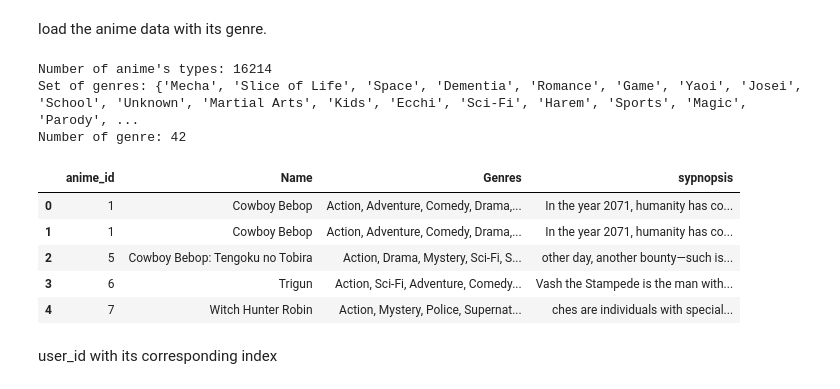
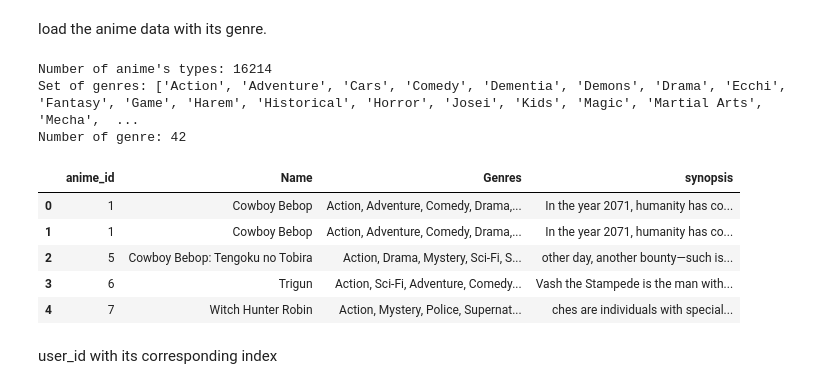
Before and after one commit to ycc789741ycc/anime-recommender-system, a Jupyter notebook: scripts/recommend.ipynb, the cells around one changed output. Cells and saved outputs as stored; diff of their text form; code cells hidden in the pictures.

```diff
--- a/scripts/recommend.ipynb
+++ b/scripts/recommend.ipynb
@@ -17,7 +17,7 @@ INPUT_DIR = './data'
 animes_genres_df = pd.read_csv(
     INPUT_DIR + '/anime_with_synopsis.csv',
     low_memory=False,
-    usecols=["MAL_ID", "Name", "Genres", "sypnopsis"]
+    usecols=["MAL_ID", "Name", "Genres", "synopsis"]
 )
 animes_genres_df.rename({"MAL_ID": "anime_id"}, inplace=True, axis=1)
 
@@ -26,9 +26,10 @@ print(f"Number of anime's types: {anime_num}")
 
 genre_seperate = animes_genres_df["Genres"].str.split(pat=",", expand=True)
 genre_series = pd.concat([genre_seperate[col] for col in genre_seperate.columns])
-genre_set = set([item.strip() for item in genre_series.unique().tolist() if item is not None])
-print(f"Set of genres: {genre_set}")
-genre_num = len(genre_set)
+genre_unique = list(set([item.strip() for item in genre_series.unique().tolist() if item is not None]))
+genre_unique.sort()
+print(f"Set of genres: {genre_unique}")
+genre_num = len(genre_unique)
 print(f"Number of genre: {genre_num}")
 
 animes_genres_df.head(5)
@@ -45,6 +46,6 @@ Number of genre: 42
 # %%
-genre2genre_idx = {x: i for i, x in enumerate(genre_set)}
-genre_idx2genre = {i: x for i, x in enumerate(genre_set)}
+genre2genre_idx = {x: i for i, x in enumerate(genre_unique)}
+genre_idx2genre = {i: x for i, x in enumerate(genre_unique)}
 # %% [markdown]
 # load the preprocessed user data with anime rating.
 # %%
@@ -157,32 +158,33 @@ load the anime data with its genre.
 # %%
 INPUT_DIR = './data'
 
 animes_genres_df = pd.read_csv(
     INPUT_DIR + '/anime_with_synopsis.csv',
     low_memory=False,
-    usecols=["MAL_ID", "Name", "Genres", "sypnopsis"]
+    usecols=["MAL_ID", "Name", "Genres", "synopsis"]
 )
 animes_genres_df.rename({"MAL_ID": "anime_id"}, inplace=True, axis=1)
 
 anime_num = len(animes_genres_df["anime_id"].unique())
 print(f"Number of anime's types: {anime_num}")
 
 genre_seperate = animes_genres_df["Genres"].str.split(pat=",", expand=True)
 genre_series = pd.concat([genre_seperate[col] for col in genre_seperate.columns])
-genre_set = set([item.strip() for item in genre_series.unique().tolist() if item is not None])
-print(f"Set of genres: {genre_set}")
-genre_num = len(genre_set)
+genre_unique = list(set([item.strip() for item in genre_series.unique().tolist() if item is not None]))
+genre_unique.sort()
+print(f"Set of genres: {genre_unique}")
+genre_num = len(genre_unique)
 print(f"Number of genre: {genre_num}")
 
-genre2genre_idx = {x: i for i, x in enumerate(genre_set)}
-genre_idx2genre = {i: x for i, x in enumerate(genre_set)}
+genre2genre_idx = {x: i for i, x in enumerate(genre_unique)}
+genre_idx2genre = {i: x for i, x in enumerate(genre_unique)}
 
 animes_genres_df.head(5)
 # %% [output]
 Number of anime's types: 16214
-Set of genres: {'Mecha', 'Slice of Life', 'Space', 'Dementia', 'Romance', 'Game', 'Yaoi', 'Josei', 'School', 'Unknown', 'Martial Arts', 'Kids', 'Ecchi', 'Sci-Fi', 'Harem', 'Sports', 'Magic', 'Parody', ...
+Set of genres: ['Action', 'Adventure', 'Cars', 'Comedy', 'Dementia', 'Demons', 'Drama', 'Ecchi', 'Fantasy', 'Game', 'Harem', 'Historical', 'Horror', 'Josei', 'Kids', 'Magic', 'Martial Arts', 'Mecha',  ...
 Number of genre: 42
-|  | anime_id | Name | Genres | sypnopsis |
+|  | anime_id | Name | Genres | synopsis |
 | 0 | 1 | Cowboy Bebop | Action, Adventure, Comedy, Drama,... | In the year 2071, humanity has co... |
 | 1 | 1 | Cowboy Bebop | Action, Adventure, Comedy, Drama,... | In the year 2071, humanity has co... |
 | 2 | 5 | Cowboy Bebop: Tengoku no Tobira | Action, Drama, Mystery, Sci-Fi, S... | other day, another bounty—such is... |
```
Also changed, not shown: parts of 8 cells of this notebook, 18 other files.
